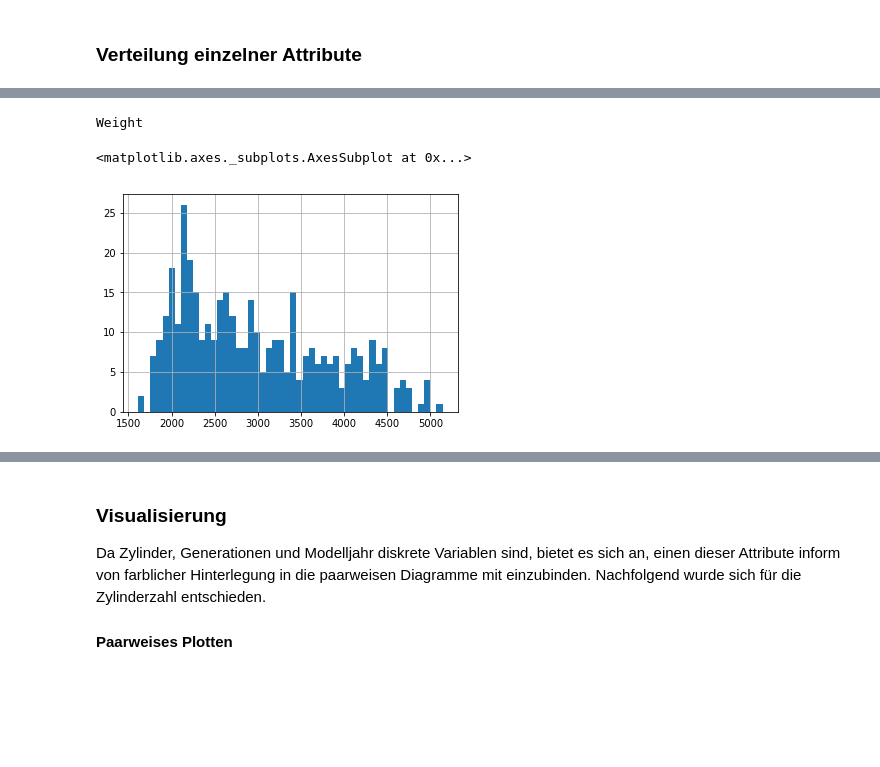
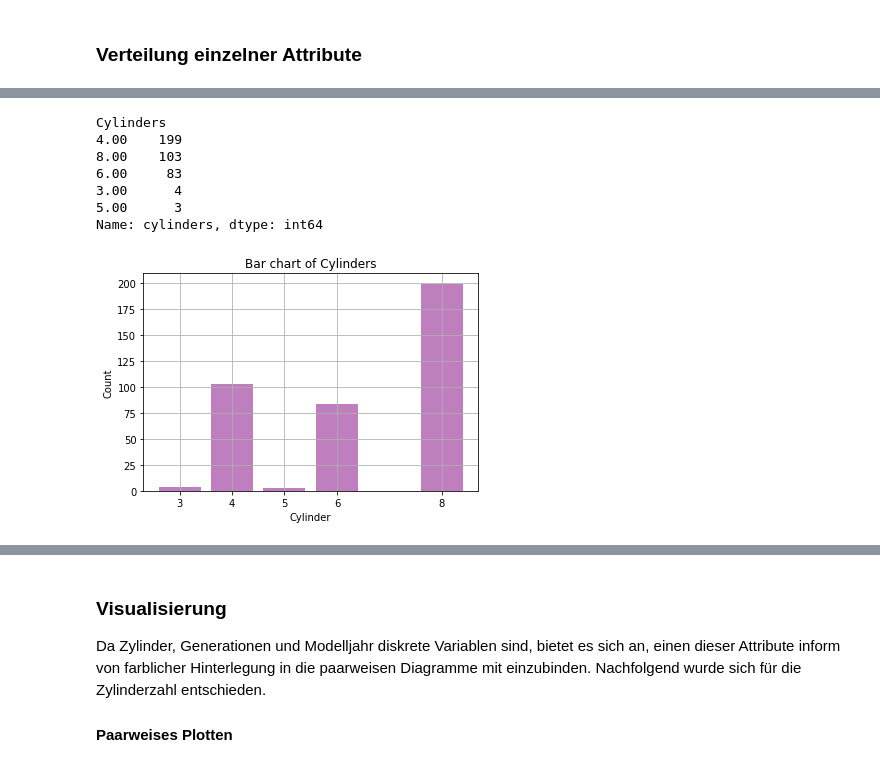
Before and after one commit to ArianMoser/DataScience, a Jupyter notebook: src/exercise1.ipynb, the cells around one changed output, grey strips where cells are left out. Drawn from its saved outputs; the diff is of its cells as text; code cells hidden in the pictures; blank space fills up the shorter version.

```diff
--- a/src/exercise1.ipynb
+++ b/src/exercise1.ipynb
@@ -228,8 +192,26 @@ Horsepower
-# %%
-print('Weight')
-df_with_correction['weight'].hist(bins=50)
-#sns.distplot(df_with_correction['weight'], bins=50, kde=False, rug=True)
-# %% [output]
-Weight
-<matplotlib.axes._subplots.AxesSubplot at 0x...>
-[figure, removed]
+# %%
+print('Cylinders')
+#print(df_with_correction['cylinders'].unique())
+cylinder_count_array = df_with_correction['cylinders'].value_counts().as_matrix()
+cylinder_label_array = df_with_correction['cylinders'].unique()
+print(df_with_correction['cylinders'].value_counts())
+
+index = np.arange(len(cylinder_label_array))
+bar_width = 0.35
+
+plt.bar(cylinder_label_array, cylinder_count_array, align='center', alpha=0.5, facecolor='purple')
+plt.xticks(cylinder_label_array)
+plt.xlabel('Cylinder')
+plt.ylabel('Count')
+plt.title('Bar chart of Cylinders')
+plt.grid(True)
+plt.show()
+# %% [output]
+Cylinders
+4.00    199
+8.00    103
+6.00     83
+3.00      4
+5.00      3
+Name: cylinders, dtype: int64
+[figure, added]
```
Also changed, not shown: parts of 73 cells of this notebook.
